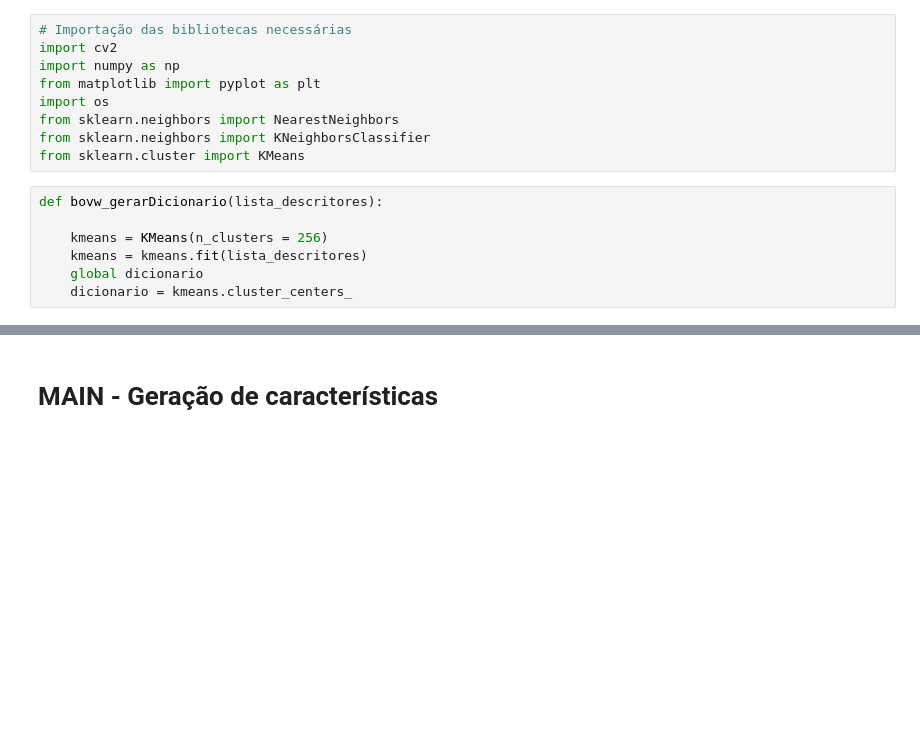
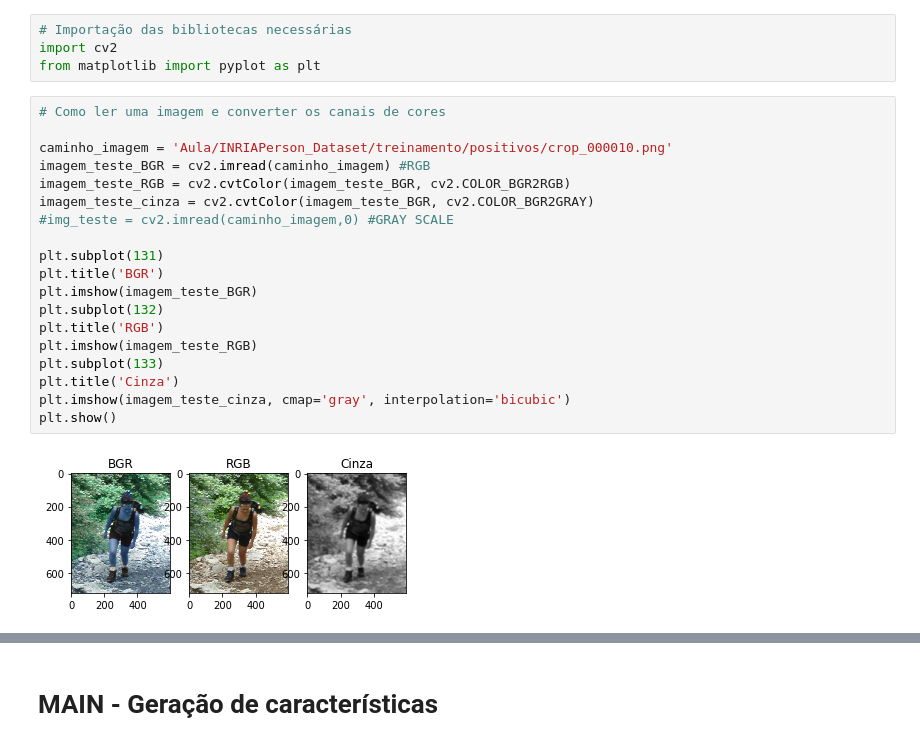
Before and after one commit to alura-cursos/Visao-Computacional-Processamento-de-Imagens, a Jupyter notebook: Course:Pre-processing/extracao_de_caracteristicas.ipynb, the cells around one changed output, grey strips where cells are left out. Cells and saved outputs as stored; diff of their text form; blank space fills up the shorter version.

```diff
--- a/Course:Pre-processing/extracao_de_caracteristicas.ipynb
+++ b/Course:Pre-processing/extracao_de_caracteristicas.ipynb
@@ -4,16 +16,25 @@ drive.mount('/content/drive')
 # %%
 # Importação das bibliotecas necessárias
 import cv2
-import numpy as np
 from matplotlib import pyplot as plt
-import os
-from sklearn.neighbors import NearestNeighbors
-from sklearn.neighbors import KNeighborsClassifier
-from sklearn.cluster import KMeans
-# %%
-def bovw_gerarDicionario(lista_descritores):
-
-    kmeans = KMeans(n_clusters = 256)
-    kmeans = kmeans.fit(lista_descritores)
-    global dicionario
-    dicionario = kmeans.cluster_centers_
+# %%
+# Como ler uma imagem e converter os canais de cores
+
+caminho_imagem = 'Aula/INRIAPerson_Dataset/treinamento/positivos/crop_000010.png'
+imagem_teste_BGR = cv2.imread(caminho_imagem) #RGB
+imagem_teste_RGB = cv2.cvtColor(imagem_teste_BGR, cv2.COLOR_BGR2RGB)
+imagem_teste_cinza = cv2.cvtColor(imagem_teste_BGR, cv2.COLOR_BGR2GRAY)
+#img_teste = cv2.imread(caminho_imagem,0) #GRAY SCALE
+
+plt.subplot(131)
+plt.title('BGR')
+plt.imshow(imagem_teste_BGR)
+plt.subplot(132)
+plt.title('RGB')
+plt.imshow(imagem_teste_RGB)
+plt.subplot(133)
+plt.title('Cinza')
+plt.imshow(imagem_teste_cinza, cmap='gray', interpolation='bicubic')
+plt.show()
+# %% [output]
+[figure, added]
```
Also changed, not shown: parts of 27 cells of this notebook.
